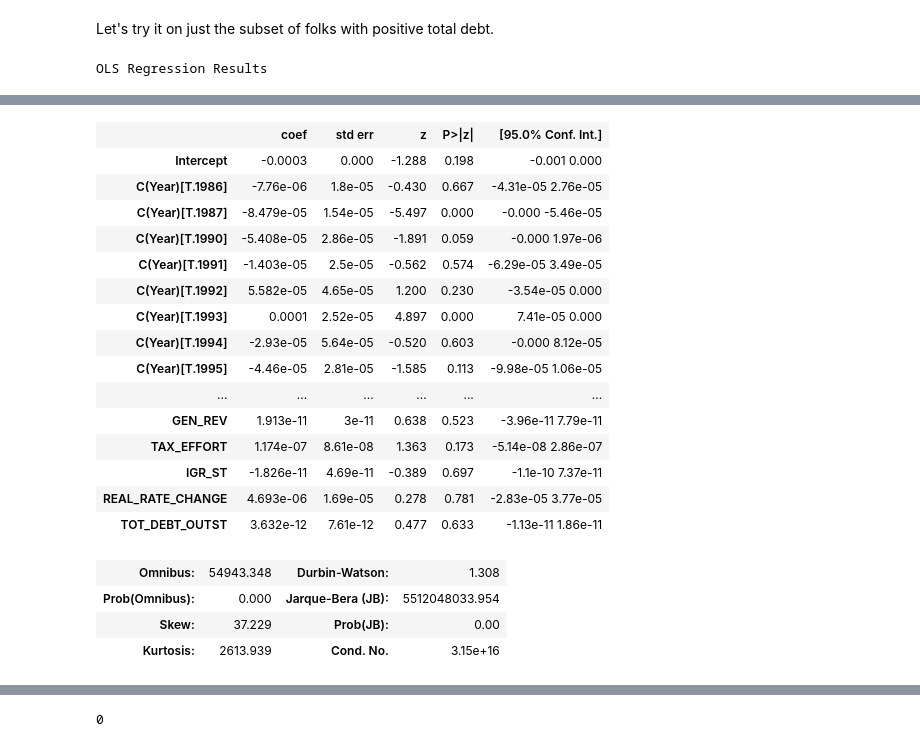
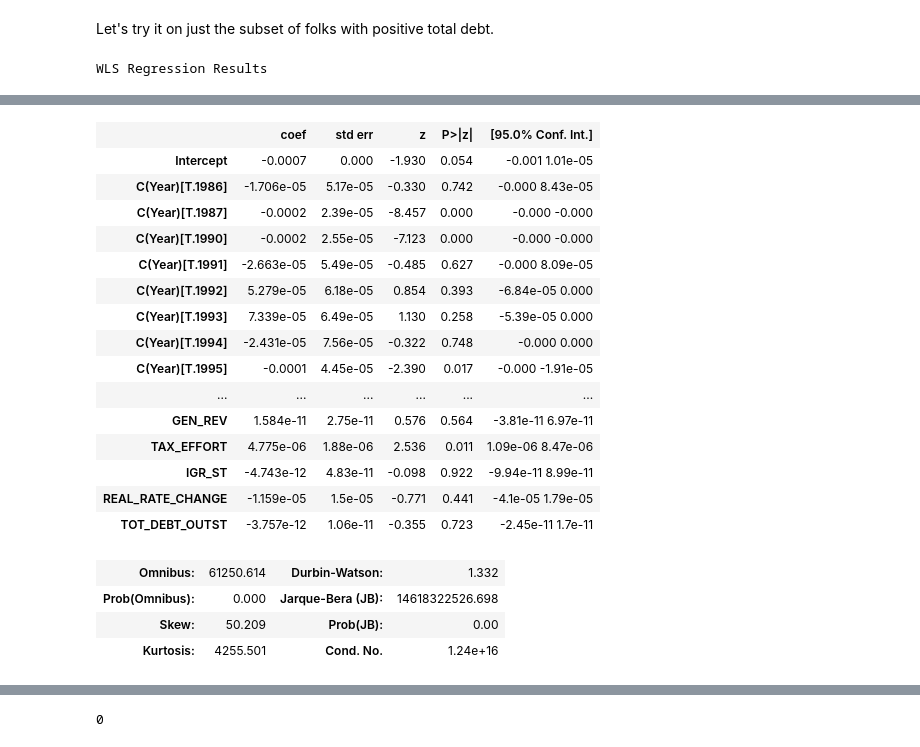
Before and after one commit to choct155/TELs_debt, a Jupyter notebook: code/Debt_on_TEL.ipynb, the cells around one changed output, grey strips where cells are left out. Cells and saved outputs as stored; diff of their text form; code cells hidden in the pictures.

Commit message:
Converted models to weighted LS (on DENSITY) and logged dependents.  Fit increased, but still a long way to go.

```diff
--- a/code/Debt_on_TEL.ipynb
+++ b/code/Debt_on_TEL.ipynb
@@ -777,8 +779,10 @@ for dp in debt_var_pairs:
     data_d[dp[0]+'_PROP']=np.where((data_d[dp[0]]+data_d[dp[1]])>0,
                                     data_d[dp[0]]/(data_d[dp[0]]+data_d[dp[1]]),
                                     0)
+    data_d[dp[0]+'_PROP_LN']=data_d[dp[0]+'_PROP'].apply(lambda x: np.log(x+1))
     #...and capture the variable name
-    prop_debt_vars.append(dp[0]+'_PROP')
+#     prop_debt_vars.append(dp[0]+'_PROP')
+    prop_debt_vars.append(dp[0]+'_PROP_LN')
 
 print prop_debt_vars
 # %% [output]
@@ -799,8 +803,10 @@ rd_debt_vars=[]
 for var in debt_vars:
     #...generate revenue deflated versions...
     data_d[var+'_RD']=data_d[var]/data_d['GEN_REV']
+    data_d[var+'_RD_LN']=data_d[var+'_RD'].apply(lambda x: np.log(x+1))
     #...and store the variable name
-    rd_debt_vars.append(var+'_RD')
+#     rd_debt_vars.append(var+'_RD')
+    rd_debt_vars.append(var+'_RD_LN')
 
 print rd_debt_vars
 # %% [output]
@@ -828,6 +834,7 @@ data_d['TOT_DEBT']=data_d['GO']+data_d['RV']
 
 #Calculate total debt per capita
 data_d['TOT_DEBT_PC']=data_d['TOT_DEBT']/data_d['RESPOP']
+data_d['TOT_DEBT_PC_LN']=data_d['TOT_DEBT_PC'].apply(lambda x: np.log(x+1))
 
 #Create container for total debt variables
 tot_debt_vars=['TOT_DEBT']
@@ -939,10 +967,14 @@ def spec_dict_build(var_list):
             #...once tmp_spec_dict is full, throw it in tmp_reg_dict...
             tmp_reg_dict.update({rd:tmp_spec_dict})
         #...and once tmp_reg_dict is full, throw it in out_dict
-        if dep[3:-3]=='':
+#         if dep[3:-3]=='':
+#             out_dict.update({'Total':tmp_reg_dict})
+#         else:
+#             out_dict.update({dep[3:-3]:tmp_reg_dict})
+        if dep[3:-6]=='':
             out_dict.update({'Total':tmp_reg_dict})
         else:
-            out_dict.update({dep[3:-3]:tmp_reg_dict})
+            out_dict.update({dep[3:-6]:tmp_reg_dict})
     return out_dict
 
 ## CAPTURE DICTIONARY FOR PER CAPITA GO SPECS ##
@@ -1236,19 +1388,32 @@ Let's try it on just the subset of folks with positive total debt.
 #Subset to positive total debt
 data_pos_debt=data_d[data_d['TOT_DEBT']>0]
 
-topline_mods_debt_sub={'GO':smf.ols(formula=topline_specs['GO'],data=data_pos_debt).\
+# topline_mods_debt_sub={'GO':smf.ols(formula=topline_specs['GO'],data=data_pos_debt).\
+#                       fit(cov_type='cluster',cov_kwds={'groups':data_pos_debt['BEA_INT']}),
+#               'RV':smf.ols(formula=topline_specs['RV'],data=data_pos_debt).\
+#                       fit(cov_type='cluster',cov_kwds={'groups':data_pos_debt['BEA_INT']}),
+#               'ISSUER':smf.ols(formula=topline_specs['ISSUER'],data=data_pos_debt).\
+#                       fit(cov_type='cluster',cov_kwds={'groups':data_pos_debt['BEA_INT']}),
+#               'PURPOSE':smf.ols(formula=topline_specs['PURPOSE'],data=data_pos_debt).\
+#                       fit(cov_type='cluster',cov_kwds={'groups':data_pos_debt['BEA_INT']}),
+#               'RD_GO':smf.ols(formula=topline_specs['RD_GO'],data=data_pos_debt).\
+#                       fit(cov_type='cluster',cov_kwds={'groups':data_pos_debt['BEA_INT']}),
+#               'RD_RV':smf.ols(formula=topline_specs['RD_RV'],data=data_pos_debt).\
+#                       fit(cov_type='cluster',cov_kwds={'groups':data_pos_debt['BEA_INT']})}
+
+topline_mods_debt_sub={'GO':smf.wls(formula=topline_specs['GO'],data=data_pos_debt,weights=data_pos_debt['DENSITY']).\
                       fit(cov_type='cluster',cov_kwds={'groups':data_pos_debt['BEA_INT']}),
-              'RV':smf.ols(formula=topline_specs['RV'],data=data_pos_debt).\
+              'RV':smf.wls(formula=topline_specs['RV'],data=data_pos_debt,weights=data_pos_debt['DENSITY']).\
                       fit(cov_type='cluster',cov_kwds={'groups':data_pos_debt['BEA_INT']}),
-              'ISSUER':smf.ols(formula=topline_specs['ISSUER'],data=data_pos_debt).\
+              'ISSUER':smf.wls(formula=topline_specs['ISSUER'],data=data_pos_debt,weights=data_pos_debt['DENSITY']).\
                       fit(cov_type='cluster',cov_kwds={'groups':data_pos_debt['BEA_INT']}),
-              'PURPOSE':smf.ols(formula=topline_specs['PURPOSE'],data=data_pos_debt).\
+              'PURPOSE':smf.wls(formula=topline_specs['PURPOSE'],data=data_pos_debt,weights=data_pos_debt['DENSITY']).\
                       fit(cov_type='cluster',cov_kwds={'groups':data_pos_debt['BEA_INT']}),
-              'RD_GO':smf.ols(formula=topline_specs['RD_GO'],data=data_pos_debt).\
+              'RD_GO':smf.wls(formula=topline_specs['RD_GO'],data=data_pos_debt,weights=data_pos_debt['DENSITY']).\
                       fit(cov_type='cluster',cov_kwds={'groups':data_pos_debt['BEA_INT']}),
-              'RD_RV':smf.ols(formula=topline_specs['RD_RV'],data=data_pos_debt).\
+              'RD_RV':smf.wls(formula=topline_specs['RD_RV'],data=data_pos_debt,weights=data_pos_debt['DENSITY']).\
                       fit(cov_type='cluster',cov_kwds={'groups':data_pos_debt['BEA_INT']})}
 
 topline_mods_debt_sub['GO'].summary()
 # %% [output]
-OLS Regression Results
+WLS Regression Results
@@ -1263,24 +1428,24 @@ OLS Regression Results
 | Covariance Type: | cluster |  |  |
 |  | coef | std err | z | P>|z| | [95.0% Conf. Int.] |
-| Intercept | -0.0003 | 0.000 | -1.288 | 0.198 | -0.001 0.000 |
-| C(Year)[T.1986] | -7.76e-06 | 1.8e-05 | -0.430 | 0.667 | -4.31e-05 2.76e-05 |
-| C(Year)[T.1987] | -8.479e-05 | 1.54e-05 | -5.497 | 0.000 | -0.000 -5.46e-05 |
-| C(Year)[T.1990] | -5.408e-05 | 2.86e-05 | -1.891 | 0.059 | -0.000 1.97e-06 |
-| C(Year)[T.1991] | -1.403e-05 | 2.5e-05 | -0.562 | 0.574 | -6.29e-05 3.49e-05 |
-| C(Year)[T.1992] | 5.582e-05 | 4.65e-05 | 1.200 | 0.230 | -3.54e-05 0.000 |
-| C(Year)[T.1993] | 0.0001 | 2.52e-05 | 4.897 | 0.000 | 7.41e-05 0.000 |
-| C(Year)[T.1994] | -2.93e-05 | 5.64e-05 | -0.520 | 0.603 | -0.000 8.12e-05 |
-| C(Year)[T.1995] | -4.46e-05 | 2.81e-05 | -1.585 | 0.113 | -9.98e-05 1.06e-05 |
+| Intercept | -0.0007 | 0.000 | -1.930 | 0.054 | -0.001 1.01e-05 |
+| C(Year)[T.1986] | -1.706e-05 | 5.17e-05 | -0.330 | 0.742 | -0.000 8.43e-05 |
+| C(Year)[T.1987] | -0.0002 | 2.39e-05 | -8.457 | 0.000 | -0.000 -0.000 |
+| C(Year)[T.1990] | -0.0002 | 2.55e-05 | -7.123 | 0.000 | -0.000 -0.000 |
+| C(Year)[T.1991] | -2.663e-05 | 5.49e-05 | -0.485 | 0.627 | -0.000 8.09e-05 |
+| C(Year)[T.1992] | 5.279e-05 | 6.18e-05 | 0.854 | 0.393 | -6.84e-05 0.000 |
+| C(Year)[T.1993] | 7.339e-05 | 6.49e-05 | 1.130 | 0.258 | -5.39e-05 0.000 |
+| C(Year)[T.1994] | -2.431e-05 | 7.56e-05 | -0.322 | 0.748 | -0.000 0.000 |
+| C(Year)[T.1995] | -0.0001 | 4.45e-05 | -2.390 | 0.017 | -0.000 -1.91e-05 |
 | ... | ... | ... | ... | ... | ... |
-| GEN_REV | 1.913e-11 | 3e-11 | 0.638 | 0.523 | -3.96e-11 7.79e-11 |
-| TAX_EFFORT | 1.174e-07 | 8.61e-08 | 1.363 | 0.173 | -5.14e-08 2.86e-07 |
-| IGR_ST | -1.826e-11 | 4.69e-11 | -0.389 | 0.697 | -1.1e-10 7.37e-11 |
-| REAL_RATE_CHANGE | 4.693e-06 | 1.69e-05 | 0.278 | 0.781 | -2.83e-05 3.77e-05 |
-| TOT_DEBT_OUTST | 3.632e-12 | 7.61e-12 | 0.477 | 0.633 | -1.13e-11 1.86e-11 |
+| GEN_REV | 1.584e-11 | 2.75e-11 | 0.576 | 0.564 | -3.81e-11 6.97e-11 |
+| TAX_EFFORT | 4.775e-06 | 1.88e-06 | 2.536 | 0.011 | 1.09e-06 8.47e-06 |
+| IGR_ST | -4.743e-12 | 4.83e-11 | -0.098 | 0.922 | -9.94e-11 8.99e-11 |
+| REAL_RATE_CHANGE | -1.159e-05 | 1.5e-05 | -0.771 | 0.441 | -4.1e-05 1.79e-05 |
+| TOT_DEBT_OUTST | -3.757e-12 | 1.06e-11 | -0.355 | 0.723 | -2.45e-11 1.7e-11 |
-| Omnibus: | 54943.348 | Durbin-Watson: | 1.308 |
-| Prob(Omnibus): | 0.000 | Jarque-Bera (JB): | 5512048033.954 |
-| Skew: | 37.229 | Prob(JB): | 0.00 |
-| Kurtosis: | 2613.939 | Cond. No. | 3.15e+16 |
+| Omnibus: | 61250.614 | Durbin-Watson: | 1.332 |
+| Prob(Omnibus): | 0.000 | Jarque-Bera (JB): | 14618322526.698 |
+| Skew: | 50.209 | Prob(JB): | 0.00 |
+| Kurtosis: | 4255.501 | Cond. No. | 1.24e+16 |
 # %%
 topline_mods_debt_sub['RV'].summary()
 # %% [output]
```
Also changed, not shown: parts of 43 cells of this notebook, 9 other files.
